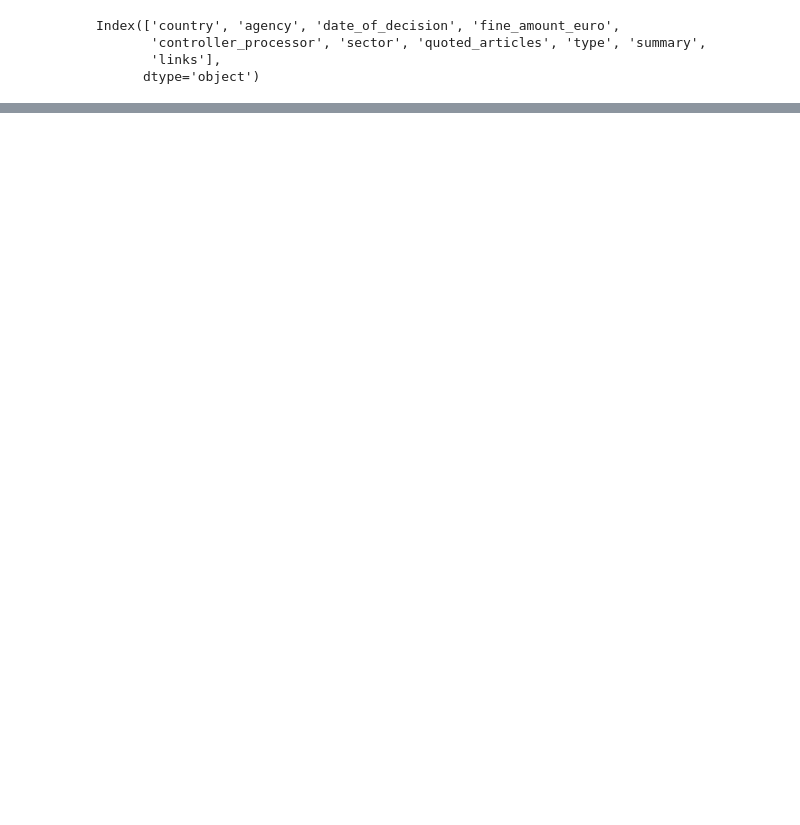
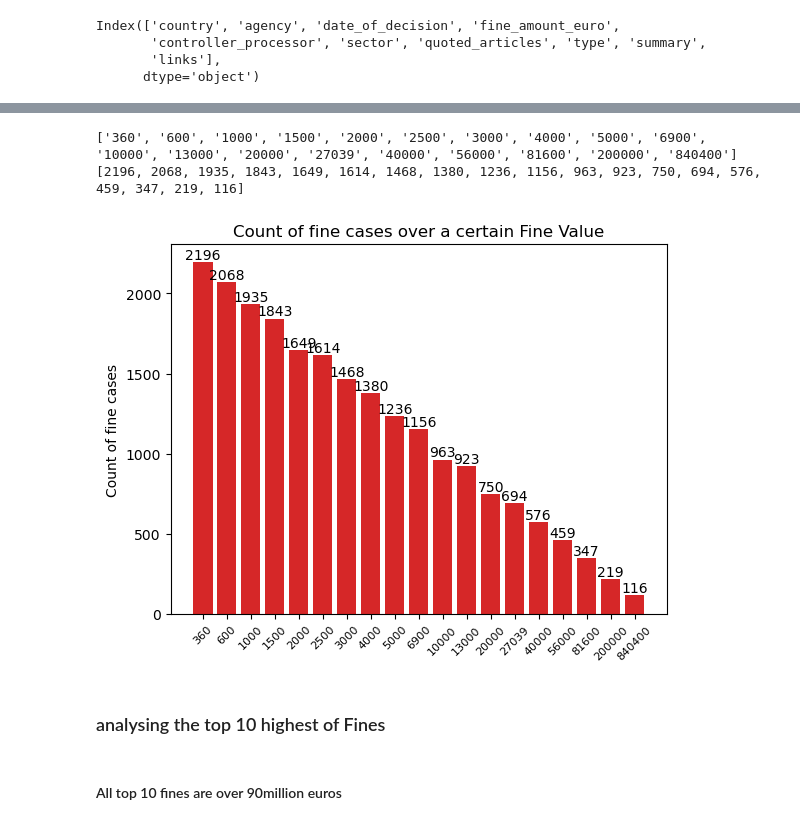
Before and after one commit to berstearns/garbage_collector, a Jupyter notebook: CCT/strategic-thinking/CA2/CA2.ipynb, the cells around one changed output, grey strips where cells are left out. Drawn from its saved outputs; the diff is of its cells as text; code cells hidden in the pictures; blank space fills up the shorter version.

```diff
--- a/CCT/strategic-thinking/CA2/CA2.ipynb
+++ b/CCT/strategic-thinking/CA2/CA2.ipynb
@@ -31,0 +100,5 @@ Index(['country', 'agency', 'date_of_decision', 'fine_amount_euro',
+# %%
+# we have 2313 fine cases with defined numerical fine amount
+cleaned_df = cleaned_df[~(rows_with_nan.isnull())]
+cleaned_df['fine_amount'] = pd.to_numeric(cleaned_df['fine_amount'])
+cleaned_df.shape
@@ -53,0 +217,15 @@ Name: count, Length: 2200, dtype: int64
+# %%
+# I create a pandas dataframe with
+# 50% of the fines are under 6.900 euros
+# 75% of the fines are under 40.000 euros
+# 90% of the fines are under 200.000 euros
+# 95% of the fines are under 840.000 euros
+# https://stackoverflow.com/questions/23833763/count-number-of-elements-in-each-column-less-than-x
+#print(cleaned_df['fine_amount'].describe())
+fine_amount_quantiles = pd.DataFrame({"fine_amount":cleaned_df['fine_amount'].quantile([0.05*i for i in range(1,20)])})
+#fine_amount_quantiles['fine_amount'].quantile([0.05*i for i in range(1,20)]).apply(lambda v: cleaned_df['fine_amount'].lt(v).sum()))
+fine_amount_quantiles["fines_less_than_amount"] = fine_amount_quantiles["fine_amount"].apply(lambda v: cleaned_df['fine_amount'].lt(v).sum())
+fine_amount_quantiles["fines_greater_than_amount"] = fine_amount_quantiles["fine_amount"].apply(lambda v: cleaned_df['fine_amount'].gt(v).sum())
+fine_amount_quantiles = fine_amount_quantiles.reset_index()
+fine_amount_quantiles = fine_amount_quantiles.rename(columns={"index":"quantile"})
+print(fine_amount_quantiles)
@@ -53,0 +253,32 @@ Name: count, Length: 2200, dtype: int64
+# %%
+# adapted example from https://matplotlib.org/stable/gallery/lines_bars_and_markers/bar_colors.html#sphx-glr-gallery-lines-bars-and-markers-bar-colors-py
+fig, ax = plt.subplots()
+
+labels = [str(int(v)) for v in fine_amount_quantiles['fine_amount']]# fine_amount_quantiles['fine_amount'].values
+counts = [v for v in fine_amount_quantiles['fines_greater_than_amount'].values]# fine_amount_quantiles['fines_greater_than_amount'].values
+bar_labels = ['red' for v in labels] #'blue', '_red', 'orange']
+bar_colors = ['tab:red' for v in labels]  #'tab:blue', 'tab:red', 'tab:orange']
+
+bars = ax.bar(labels, counts, color=bar_colors)#label=bar_labels,)
+
+for bar in bars:
+    height = bar.get_height()
+    ax.text(bar.get_x() + bar.get_width() / 2, height + 0.5,  # 0.5 is offset for label placement
+            f'{height}', ha='center', va='bottom', fontsize=10)
+
+plt.xticks(rotation=45, fontsize=8)  # Rotate x-axis labels by 45 degrees and set font size to 8
+ax.set_ylabel('Count of fine cases')
+ax.set_title('Count of fine cases over a certain Fine Value')
+#ax.legend(title='Fruit color')
+
+print(labels)
+print(counts)
+plt.show()
+# %% [output]
+['360', '600', '1000', '1500', '2000', '2500', '3000', '4000', '5000', '6900', '10000', '13000', '20000', '27039', '40000', '56000', '81600', '200000', '840400']
+[2196, 2068, 1935, 1843, 1649, 1614, 1468, 1380, 1236, 1156, 963, 923, 750, 694, 576, 459, 347, 219, 116]
+[figure, added]
+# %% [markdown]
+### analysing the top 10 highest of Fines
+# %% [markdown]
+#### All top 10 fines are over 90million euros
```
Also changed, not shown: parts of 35 cells of this notebook, 1 other file.
